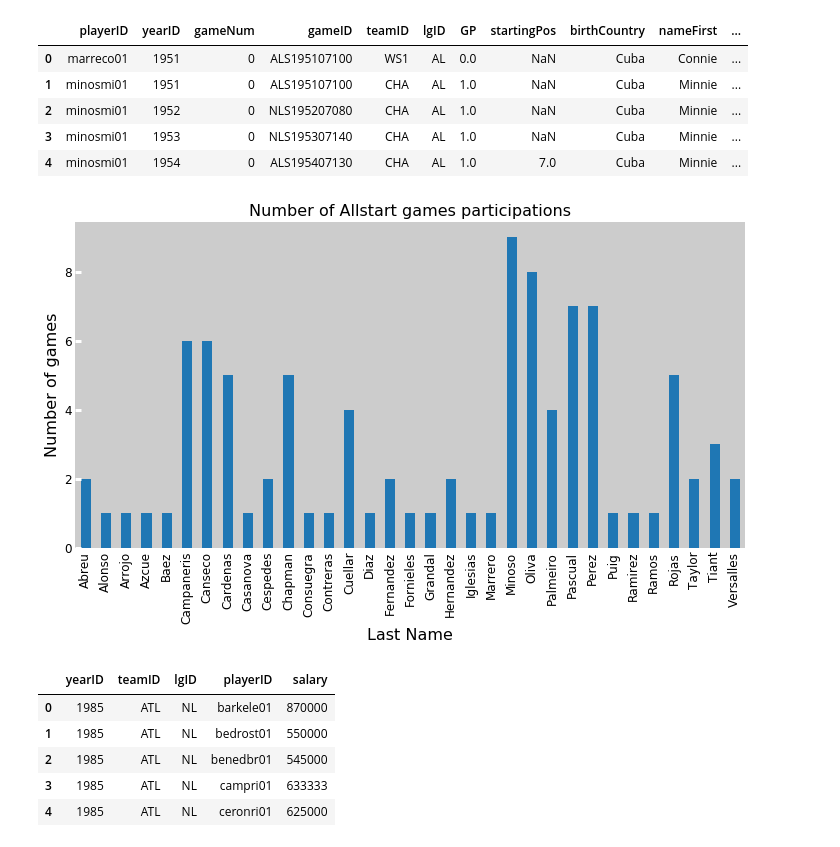
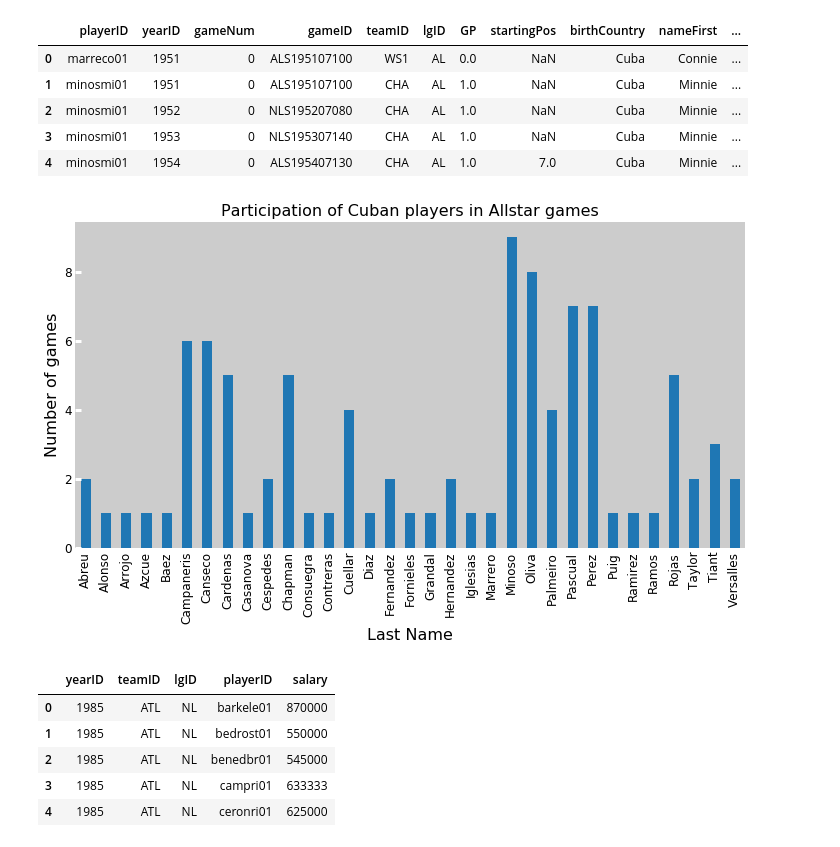
Before and after one commit to RuddiRodriguez/sharing-jupyter-Baseball_1, a Jupyter notebook: main_baseball.ipynb, the cells around one changed output. Drawn from its saved outputs; the diff is of its cells as text; code cells hidden in the pictures.

```diff
--- a/main_baseball.ipynb
+++ b/main_baseball.ipynb
@@ -108,21 +108,21 @@ CubaAll.head ()
 # %%
 groupbynamegiven=CubaAll.groupby (['nameLast']).count()
 my_plot=plt.figure (3)
 my_plot = groupbynamegiven["GP"].plot(kind='bar',figsize=(12 ,6),style='r-', lw=2,legend=False)
-my_plot.set_title("Number of Allstart games participations",fontsize=16)
+my_plot.set_title("Participation of Cuban players in Allstar games",fontsize=16)
 my_plot.set_xlabel("Last Name",fontsize=16)
 my_plot.set_ylabel("Number of games",fontsize=16)
 #my_plot.set_xticks(np.arange(0,len(category_group_year.index),10))
 #my_plot.set_xticklabels(labels=category_group_year.index[np.arange(0,le,n(category_group_year.index),10)],rotation=90)
 ##my_plot.legend(["Number of players"], loc=9,ncol=4)
 my_plot.set_facecolor((0.8, 0.8, 0.8))
 my_plot.tick_params(axis='y',direction='in',length=6, width=3, colors='w',labelcolor='k',labelsize=12)
 my_plot.tick_params(axis='x',direction='in',length=0, width=0, colors='w',labelcolor='k',labelsize=12)
 for spine in plt.gca().spines.values():
     spine.set_visible(False)
 plt.show()
 # %% [output]
-[figure, old version]
+[figure, new version]
 # %%
 
 datateamgp = data[["teamID","yearID","GP"]]
```
Also changed, not shown: parts of 3 cells of this notebook.
